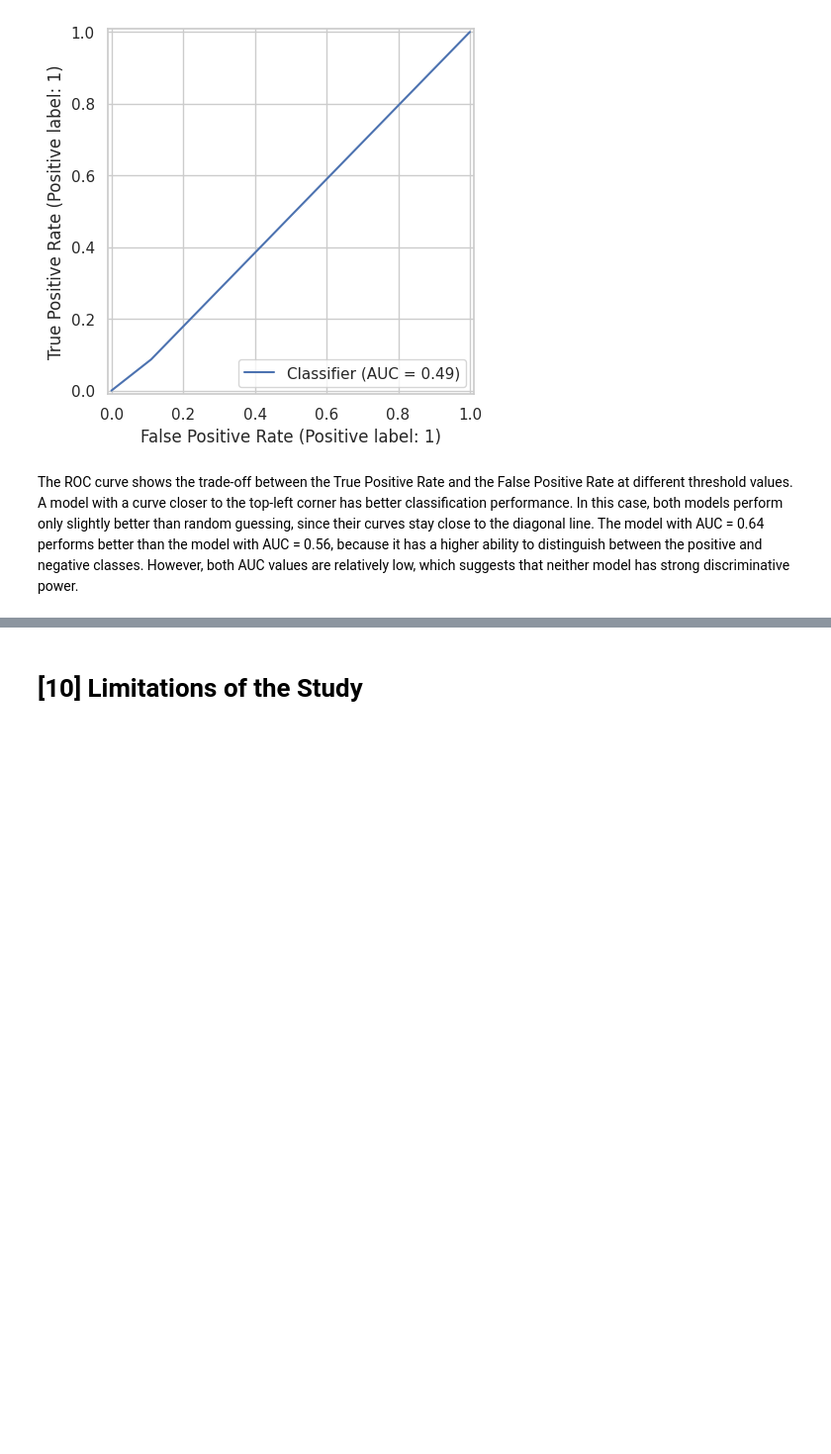
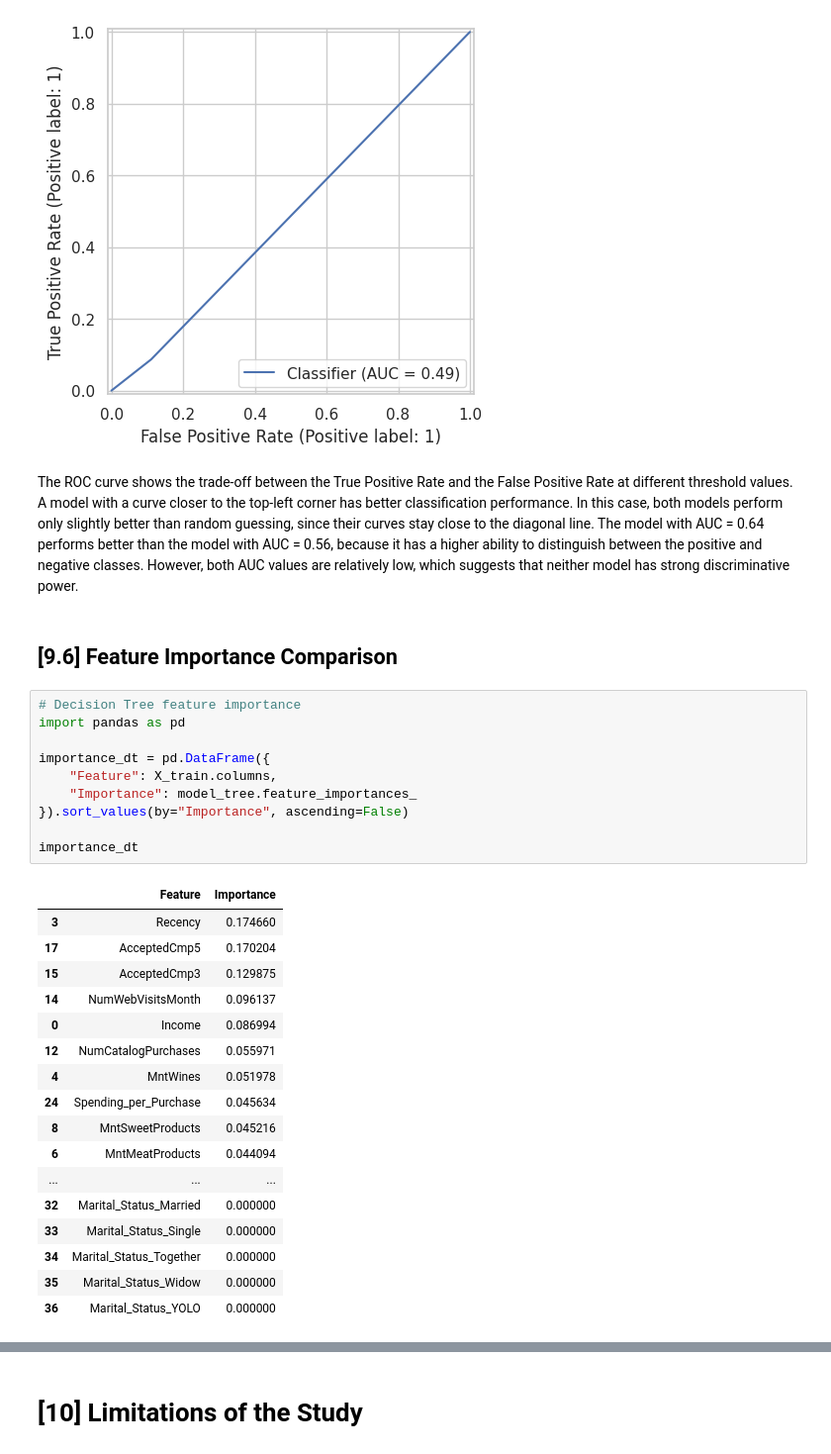
Before and after one commit to Luke-Dev-Tech/Business_intelligence_and_data-mining, a Jupyter notebook: BI_Project.ipynb, the cells around one changed output, grey strips where cells are left out. Shown at 99% size. Saved outputs shown, nothing was run; the diff lists cells and outputs as text; blank space fills up the shorter version.

```diff
--- a/BI_Project.ipynb
+++ b/BI_Project.ipynb
@@ -1737,3 +1737,33 @@ RocCurveDisplay.from_predictions(y_test, y_pred_tree)
 # %% [markdown]
 The ROC curve shows the trade-off between the True Positive Rate and the False Positive Rate at different threshold values. A model with a curve closer to the top-left corner has better classification performance. In this case, both models perform only slightly better than random guessing, since their curves stay close to the diagonal line.
 The model with AUC = 0.64 performs better than the model with AUC = 0.56, because it has a higher ability to distinguish between the positive and negative classes. However, both AUC values are relatively low, which suggests that neither model has strong discriminative power.
+# %% [markdown]
+## [9.6] Feature Importance Comparison
+# %%
+# Decision Tree feature importance
+import pandas as pd
+
+importance_dt = pd.DataFrame({
+    "Feature": X_train.columns,
+    "Importance": model_tree.feature_importances_
+}).sort_values(by="Importance", ascending=False)
+
+importance_dt
+# %% [output]
+|  | Feature | Importance |
+| 3 | Recency | 0.174660 |
+| 17 | AcceptedCmp5 | 0.170204 |
+| 15 | AcceptedCmp3 | 0.129875 |
+| 14 | NumWebVisitsMonth | 0.096137 |
+| 0 | Income | 0.086994 |
+| 12 | NumCatalogPurchases | 0.055971 |
+| 4 | MntWines | 0.051978 |
+| 24 | Spending_per_Purchase | 0.045634 |
+| 8 | MntSweetProducts | 0.045216 |
+| 6 | MntMeatProducts | 0.044094 |
+| ... | ... | ... |
+| 32 | Marital_Status_Married | 0.000000 |
+| 33 | Marital_Status_Single | 0.000000 |
+| 34 | Marital_Status_Together | 0.000000 |
+| 35 | Marital_Status_Widow | 0.000000 |
+| 36 | Marital_Status_YOLO | 0.000000 |
```
Also changed, not shown: parts of 11 cells of this notebook.
